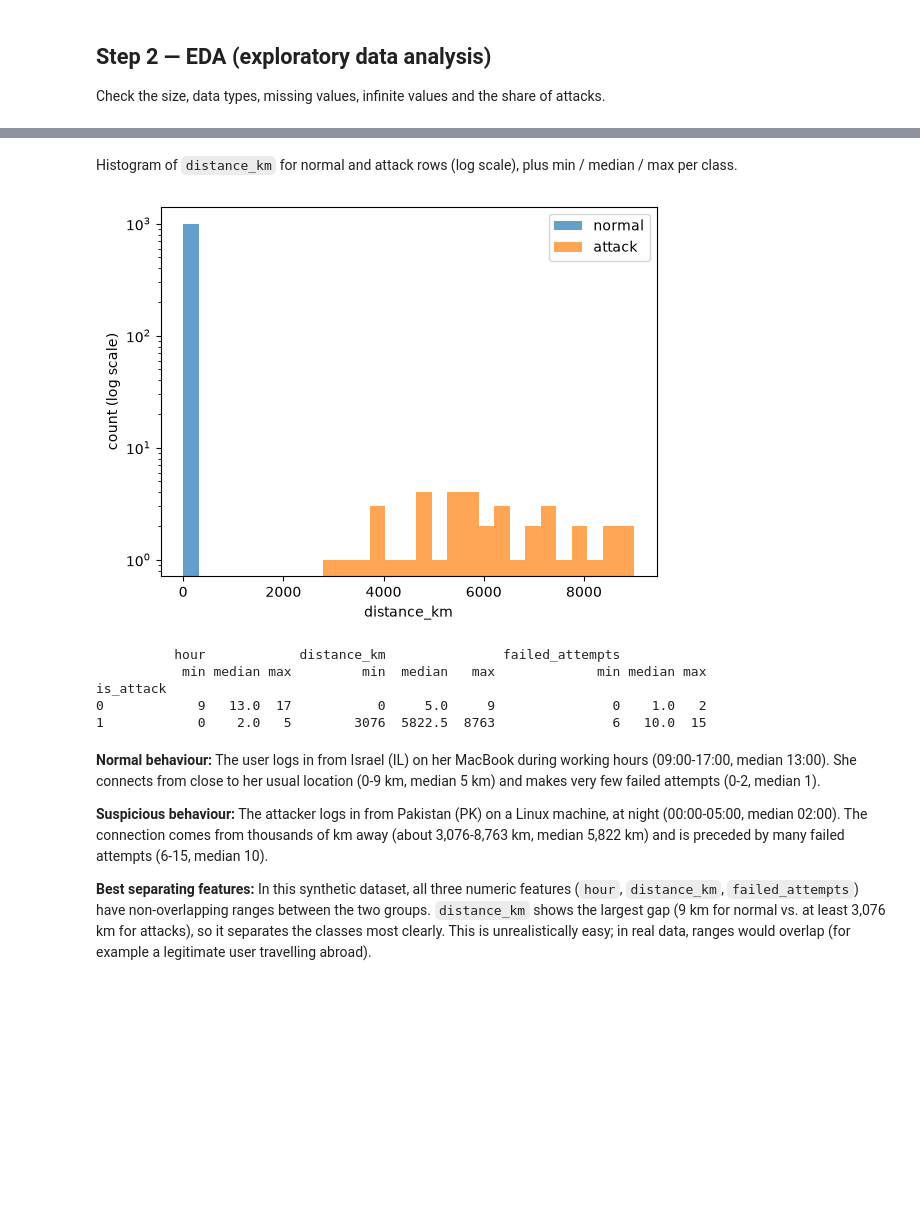
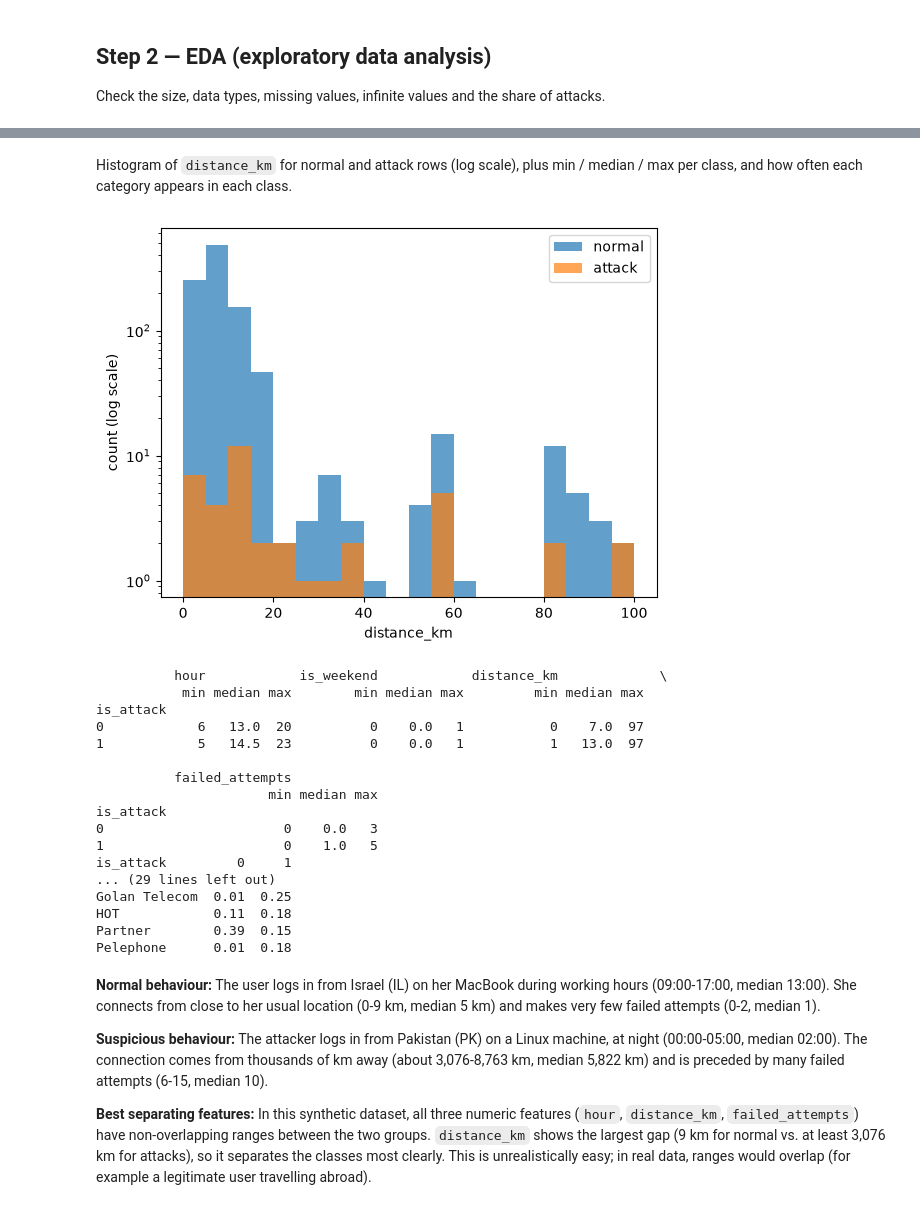
Before and after one commit to SZ-io/HIT-AEC, a Jupyter notebook: labs/lab2 Anomaly Detection/work/AnomalyDetectionComparison.ipynb, the cells around one changed output, grey strips where cells are left out. Saved outputs shown, nothing was run; the diff lists cells and outputs as text; code cells hidden in the pictures; blank space fills up the shorter version.

```diff
--- a/labs/lab2 Anomaly Detection/work/AnomalyDetectionComparison.ipynb
+++ b/labs/lab2 Anomaly Detection/work/AnomalyDetectionComparison.ipynb
@@ -62,21 +214,9 @@ Put the numbers into two tables. User is always IL / MacBook, the attacker is PK
 # %%
-user = pd.DataFrame({
-    "hour": hours,
-    "distance_km": distance_km,
-    "failed_attempts": failed_attempts,
-    "country": "IL",
-    "device": "MacBook",
-    "is_attack": 0
-})
-print(user)
+print(user.head())
+print(attacker.head())
 
-attacker = pd.DataFrame({
-    "hour": a_hours,
-    "distance_km": a_distance_km,
-    "failed_attempts": a_failed_attempts,
-    "country": "PK",
-    "device": "Linux",
-    "is_attack": 1
-})
-print(attacker)
+for col in ["city", "device", "browser", "isp"]:
+    share = pd.DataFrame({"user": user[col].value_counts(normalize=True),
+                          "attacker": attacker[col].value_counts(normalize=True)}).fillna(0).round(3)
+    print(share.sort_values("user", ascending=False), "\n")
 # %% [output]
@@ -100,6 +240,10 @@ print(attacker)
 # %% [markdown]
 Join the two tables and shuffle the rows.
 # %%
+numeric_cols = ["hour", "is_weekend", "distance_km", "failed_attempts"]
+categorical_cols = ["country", "city", "device", "browser", "isp"]
+info_cols = ["timestamp", "ip_address"]      # for the analyst only, not model features
+
 df = pd.concat([user, attacker], ignore_index=True)
 df = df.sample(frac=1, random_state=42).reset_index(drop=True)
 print(df.shape)
@@ -139,27 +283,41 @@ distance_km        0
 failed_attempts    0
 dtype: int64
 # %% [markdown]
-Histogram of `distance_km` for normal and attack rows (log scale), plus min / median / max per class.
+Histogram of `distance_km` for normal and attack rows (log scale), plus min / median / max per class, and how often each category appears in each class.
 # %%
 import matplotlib.pyplot as plt
 
-bins = np.linspace(0, 9000, 30)
+bins = np.arange(0, df["distance_km"].max() + 5, 5)
 
 plt.hist(df[df["is_attack"] == 0]["distance_km"], bins=bins, alpha=0.7, label="normal")
 plt.hist(df[df["is_attack"] == 1]["distance_km"], bins=bins, alpha=0.7, label="attack")
 plt.yscale("log")
 plt.xlabel("distance_km")
 plt.ylabel("count (log scale)")
 plt.legend()
 plt.show()
-print(df.groupby("is_attack")[["hour", "distance_km", "failed_attempts"]].agg(["min", "median", "max"]))
+print(df.groupby("is_attack")[numeric_cols].agg(["min", "median", "max"]))
+for col in ["city", "device", "browser", "isp"]:
+    print(pd.crosstab(df[col], df["is_attack"], normalize="columns").round(2))
 # %% [output]
-[figure, old version]
+[figure, new version]
-          hour            distance_km               failed_attempts
-           min median max         min  median   max             min median max
+          hour            is_weekend            distance_km             \
+           min median max        min median max         min median max
 is_attack
-0            9   13.0  17           0     5.0     9               0    1.0   2
-1            0    2.0   5        3076  5822.5  8763               6   10.0  15
+0            6   13.0  20          0    0.0   1           0    7.0  97
+1            5   14.5  23          0    0.0   1           1   13.0  97
+
+          failed_attempts
+                      min median max
+is_attack
+0                       0    0.0   3
+1                       0    1.0   5
+is_attack         0     1
+... (29 lines left out)
+Golan Telecom  0.01  0.25
+HOT            0.11  0.18
+Partner        0.39  0.15
+Pelephone      0.01  0.18
 # %% [markdown]
 **Normal behaviour:** The user logs in from Israel (IL) on her MacBook during working hours (09:00-17:00, median 13:00). She connects from close to her usual location (0-9 km, median 5 km) and makes very few failed attempts (0-2, median 1).
 
```
Also changed, not shown: parts of 33 cells of this notebook, 1 other file.
